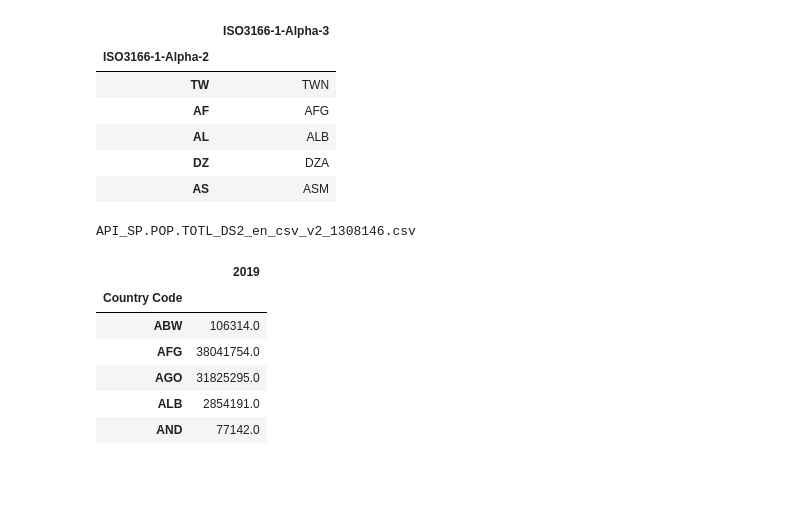
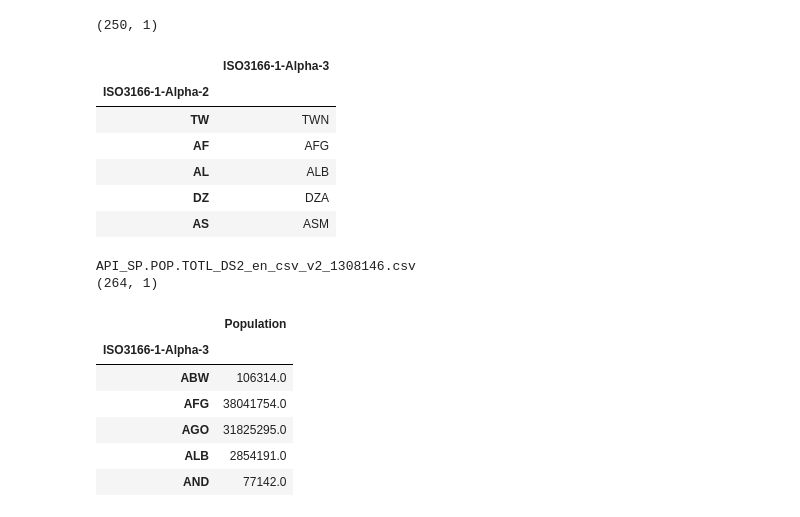
Before and after one commit to mdebono/covid-sandbox, a Jupyter notebook: index.ipynb, the cells around one changed output. Cells and saved outputs as stored; diff of their text form; code cells hidden in the pictures; blank space fills up the shorter version.

Commit message:
Merge datasets to calculate daily new cases per 100k population

```diff
--- a/index.ipynb
+++ b/index.ipynb
@@ -22,9 +4,12 @@ who.head(100)
 # %%
-country_codes = pd.read_csv("https://datahub.io/core/country-codes/r/country-codes.csv")
-country_codes = country_codes.set_index("ISO3166-1-Alpha-2")
-country_codes = country_codes[["ISO3166-1-Alpha-3"]]
+country_codes = pd.read_csv('https://datahub.io/core/country-codes/r/country-codes.csv')
+country_codes = country_codes.set_index('ISO3166-1-Alpha-2')
+country_codes = country_codes[['ISO3166-1-Alpha-3']]
+
+print(country_codes.shape)
 country_codes.head()
 # %% [output]
+(250, 1)
 |  | ISO3166-1-Alpha-3 |
 | ISO3166-1-Alpha-2 |  |
 | TW | TWN |
@@ -35,24 +20,30 @@ country_codes.head()
 # %%
 from io import BytesIO
 from zipfile import ZipFile
 import urllib.request
 
-population_url = "http://api.worldbank.org/v2/en/indicator/SP.POP.TOTL?downloadformat=csv"
+population_url = 'http://api.worldbank.org/v2/en/indicator/SP.POP.TOTL?downloadformat=csv'
 request = urllib.request.urlopen(population_url)
 populations = None
 
 with ZipFile(BytesIO(request.read())) as zip_file:
     for contained_file in zip_file.namelist():
-        if not contained_file.startswith("Metadata"):
+        if not contained_file.startswith('Metadata'):
             print(contained_file)
             populations = pd.read_csv(zip_file.open(contained_file), skiprows=4)
 
-populations = populations.set_index("Country Code")
-populations[["2019"]].head()
+populations = populations.rename(columns={'Country Code': 'ISO3166-1-Alpha-3',
+                                          '2019': 'Population'})
+populations = populations.set_index('ISO3166-1-Alpha-3')
+populations = populations[['Population']]
+
+print(populations.shape)
+populations.head()
 # %% [output]
 API_SP.POP.TOTL_DS2_en_csv_v2_1308146.csv
+(264, 1)
-|  | 2019 |
-| Country Code |  |
+|  | Population |
+| ISO3166-1-Alpha-3 |  |
 | ABW | 106314.0 |
 | AFG | 38041754.0 |
 | AGO | 31825295.0 |
```
Also changed, not shown: parts of 6 cells of this notebook.
